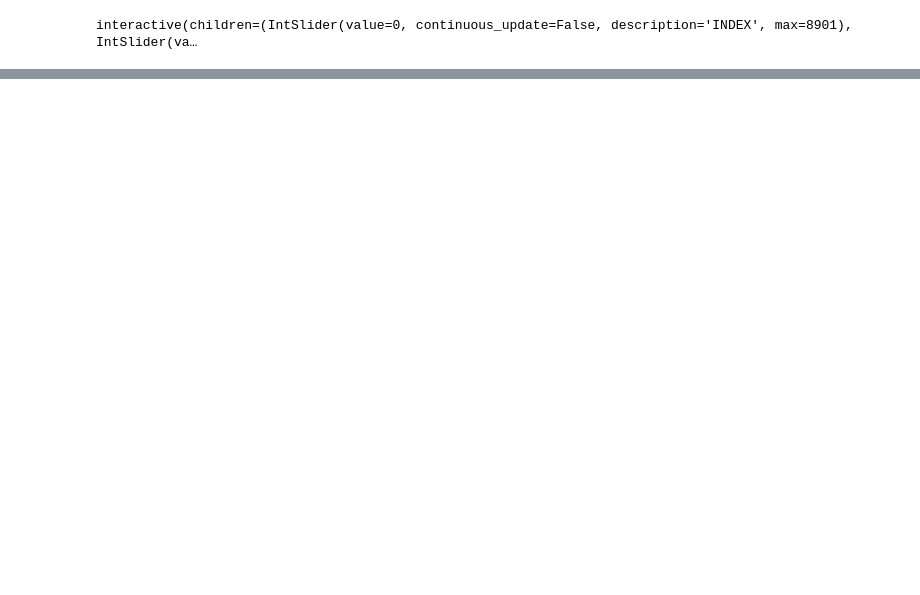
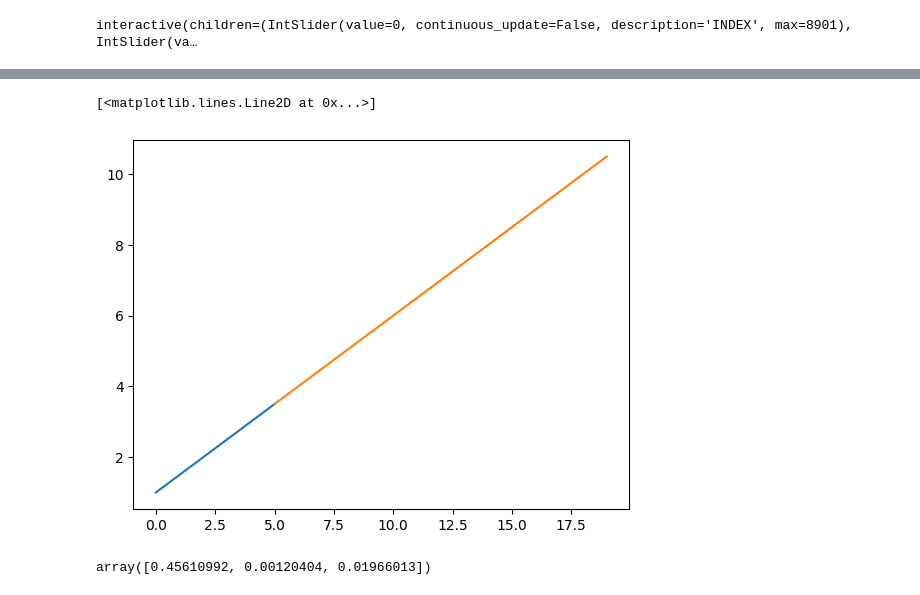
Before and after one commit to mario-dg/KI-Gruppe-03, a Jupyter notebook: network/lstm.ipynb, the cells around one changed output, grey strips where cells are left out. Saved outputs shown, nothing was run; the diff lists cells and outputs as text; code cells hidden in the pictures; blank space fills up the shorter version.

```diff
--- a/network/lstm.ipynb
+++ b/network/lstm.ipynb
@@ -547,3 +713,23 @@ large_diff_inputs
+# %%
+x = np.arange(0,20)
+y = np.arange(1,11,0.5)
+z = np.copy(y)
+
+y[6:] = np.nan
+z[:5] = np.nan
+
+
+plt.plot(x,y)
+plt.plot(x,z)
+# %% [output]
+[<matplotlib.lines.Line2D at 0x...>]
+[figure, added]
+# %%
+A = [1,2,3]
+
+np.empty(len(A))
+# %% [output]
+array([0.45610992, 0.00120404, 0.01966013])
 # %%
 
 
```
Also changed, not shown: parts of 19 cells of this notebook, 3 other files.
